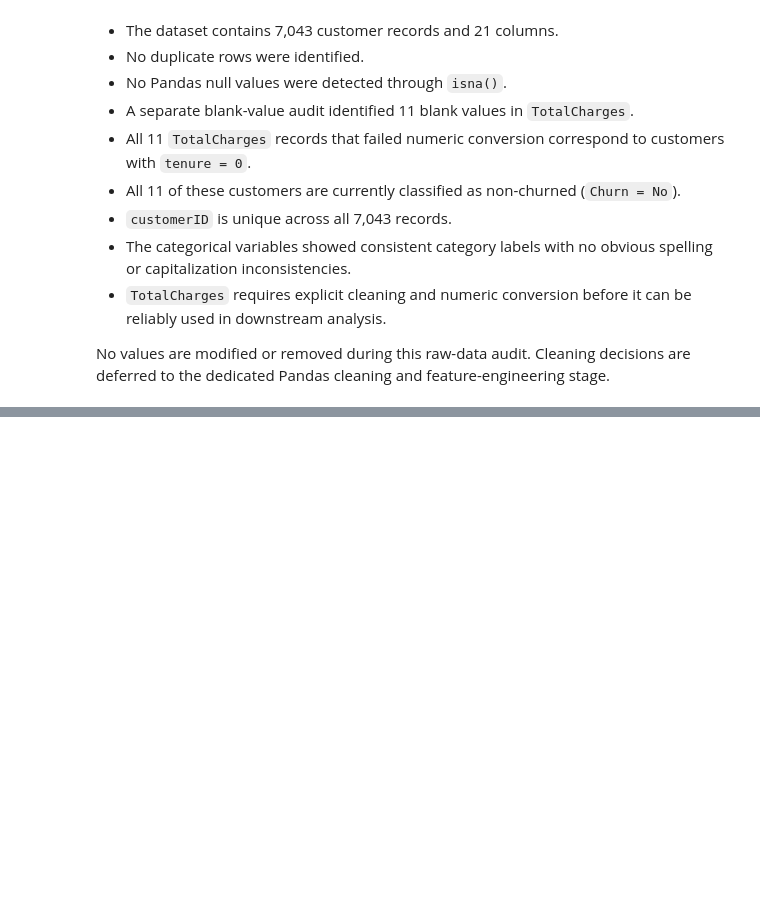
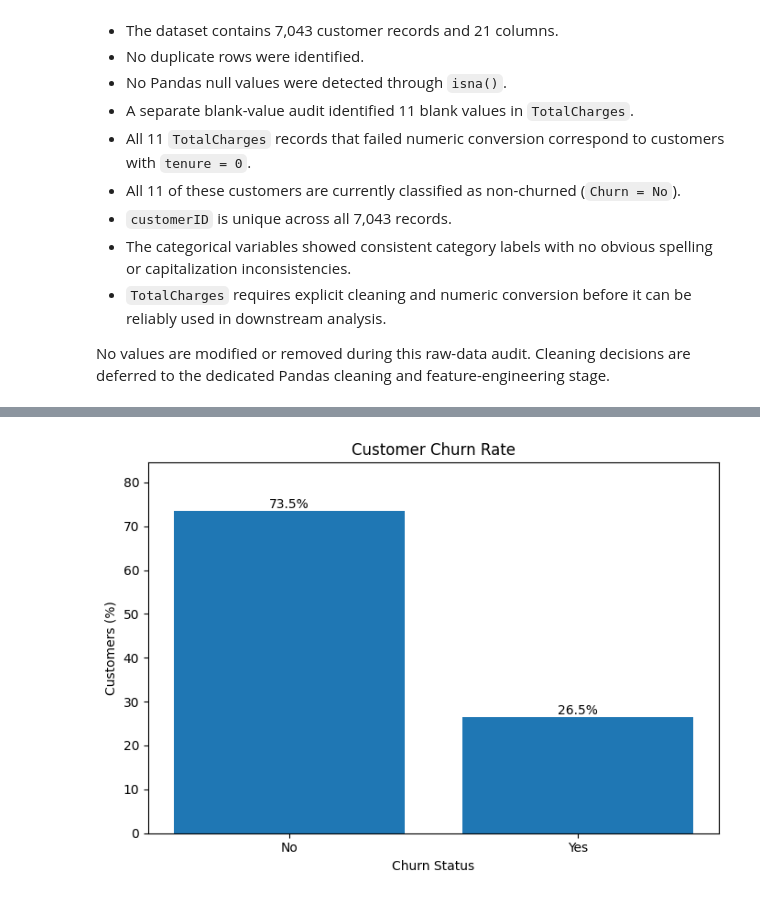
Before and after one commit to roshitha-nair/saas-subscription-churn-prediction-analysis, a Jupyter notebook: notebooks/00_eda.ipynb, the cells around one changed output, grey strips where cells are left out. Saved outputs shown, nothing was run; the diff lists cells and outputs as text; code cells hidden in the pictures; blank space fills up the shorter version.

```diff
--- a/notebooks/00_eda.ipynb
+++ b/notebooks/00_eda.ipynb
@@ -360,0 +464,26 @@ No values are modified or removed during this raw-data audit. Cleaning decisions
+# %%
+plt.figure(figsize=(7, 5))
+
+bars = plt.bar(
+    churn_percentages.index,
+    churn_percentages.values
+)
+
+plt.title("Customer Churn Rate")
+plt.xlabel("Churn Status")
+plt.ylabel("Customers (%)")
+
+for bar, value in zip(bars, churn_percentages.values):
+    plt.text(
+        bar.get_x() + bar.get_width() / 2,
+        bar.get_height(),
+        f"{value:.1f}%",
+        ha="center",
+        va="bottom"
+    )
+
+plt.ylim(0, max(churn_percentages.values) * 1.15)
+plt.tight_layout()
+plt.show()
+# %% [output]
+[figure, added]
```
Also changed, not shown: parts of 25 cells of this notebook, 1 other file.
